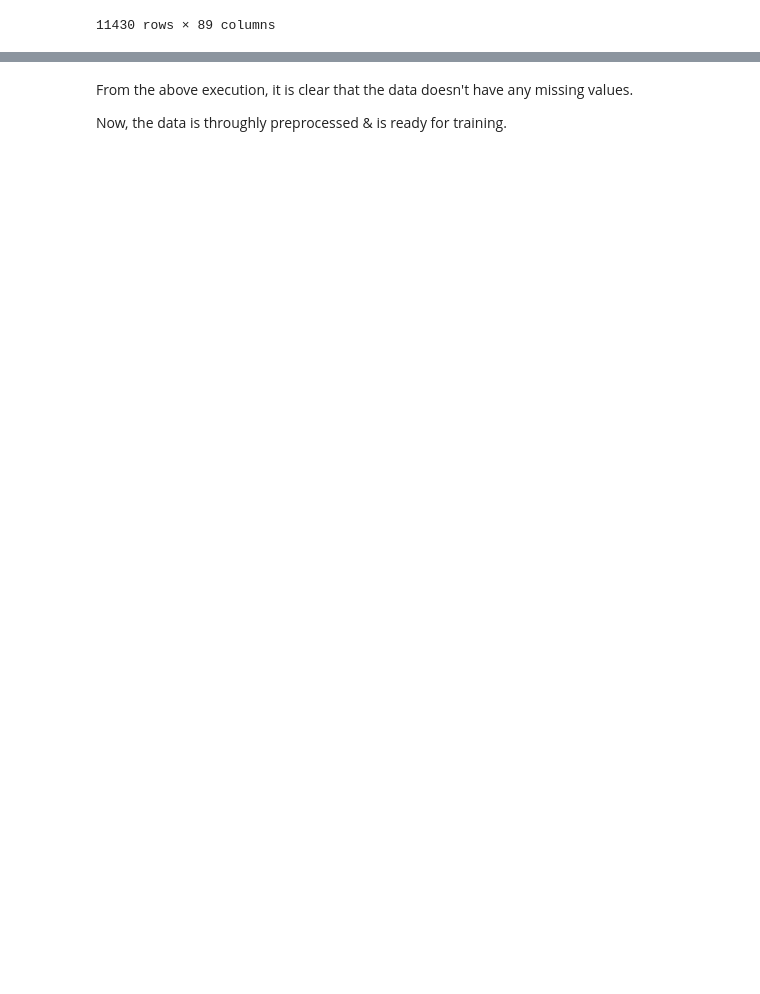
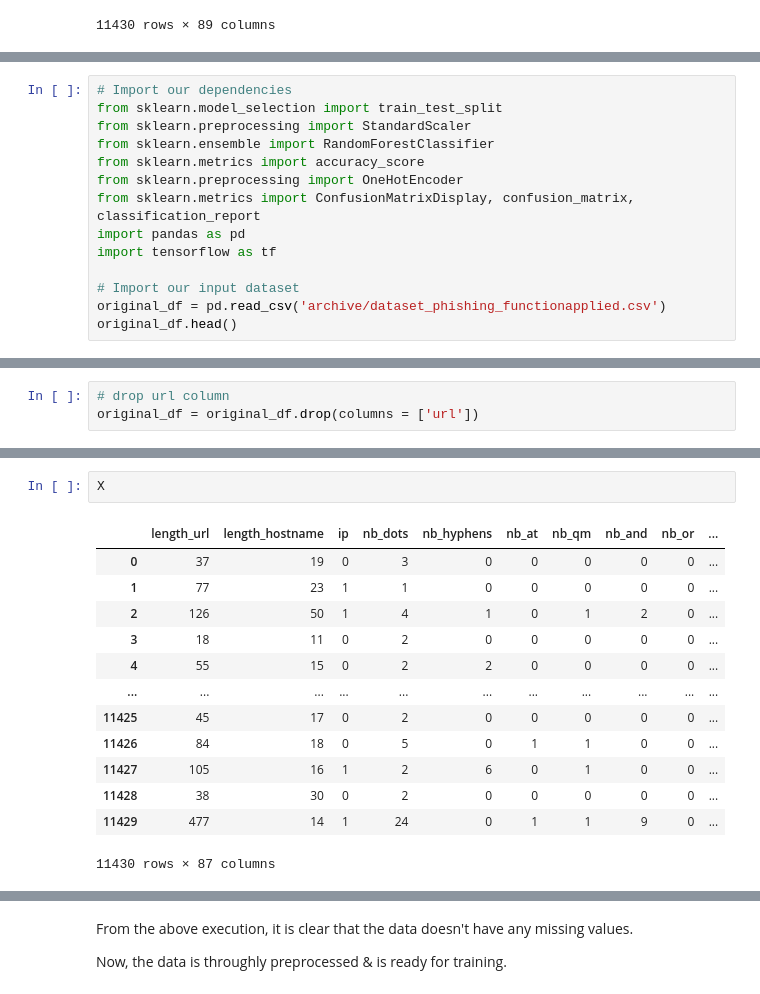
Before and after one commit to yiggzzz/Final-Project-, a Jupyter notebook: Phishing_ML.ipynb, the cells around one changed output, grey strips where cells are left out. Cells and saved outputs as stored; diff of their text form; blank space fills up the shorter version.

```diff
--- a/Phishing_ML.ipynb
+++ b/Phishing_ML.ipynb
@@ -352,0 +366,14 @@ df.head(10)
+# %%
+# Import our dependencies
+from sklearn.model_selection import train_test_split
+from sklearn.preprocessing import StandardScaler
+from sklearn.ensemble import RandomForestClassifier
+from sklearn.metrics import accuracy_score
+from sklearn.preprocessing import OneHotEncoder
+from sklearn.metrics import ConfusionMatrixDisplay, confusion_matrix, classification_report
+import pandas as pd
+import tensorflow as tf
+
+# Import our input dataset
+original_df = pd.read_csv('archive/dataset_phishing_functionapplied.csv')
+original_df.head()
@@ -352,0 +407,3 @@ df.head(10)
+# %%
+# drop url column
+original_df = original_df.drop(columns = ['url'])
@@ -352,0 +498,16 @@ df.head(10)
+# %%
+X
+# %% [output]
+|  | length_url | length_hostname | ip | nb_dots | nb_hyphens | nb_at | nb_qm | nb_and | nb_or | ... |
+| 0 | 37 | 19 | 0 | 3 | 0 | 0 | 0 | 0 | 0 | ... |
+| 1 | 77 | 23 | 1 | 1 | 0 | 0 | 0 | 0 | 0 | ... |
+| 2 | 126 | 50 | 1 | 4 | 1 | 0 | 1 | 2 | 0 | ... |
+| 3 | 18 | 11 | 0 | 2 | 0 | 0 | 0 | 0 | 0 | ... |
+| 4 | 55 | 15 | 0 | 2 | 2 | 0 | 0 | 0 | 0 | ... |
+| ... | ... | ... | ... | ... | ... | ... | ... | ... | ... | ... |
+| 11425 | 45 | 17 | 0 | 2 | 0 | 0 | 0 | 0 | 0 | ... |
+| 11426 | 84 | 18 | 0 | 5 | 0 | 1 | 1 | 0 | 0 | ... |
+| 11427 | 105 | 16 | 1 | 2 | 6 | 0 | 1 | 0 | 0 | ... |
+| 11428 | 38 | 30 | 0 | 2 | 0 | 0 | 0 | 0 | 0 | ... |
+| 11429 | 477 | 14 | 1 | 24 | 0 | 1 | 1 | 9 | 0 | ... |
+11430 rows × 87 columns
```
Also changed, not shown: parts of 25 cells of this notebook, 1 other file.
